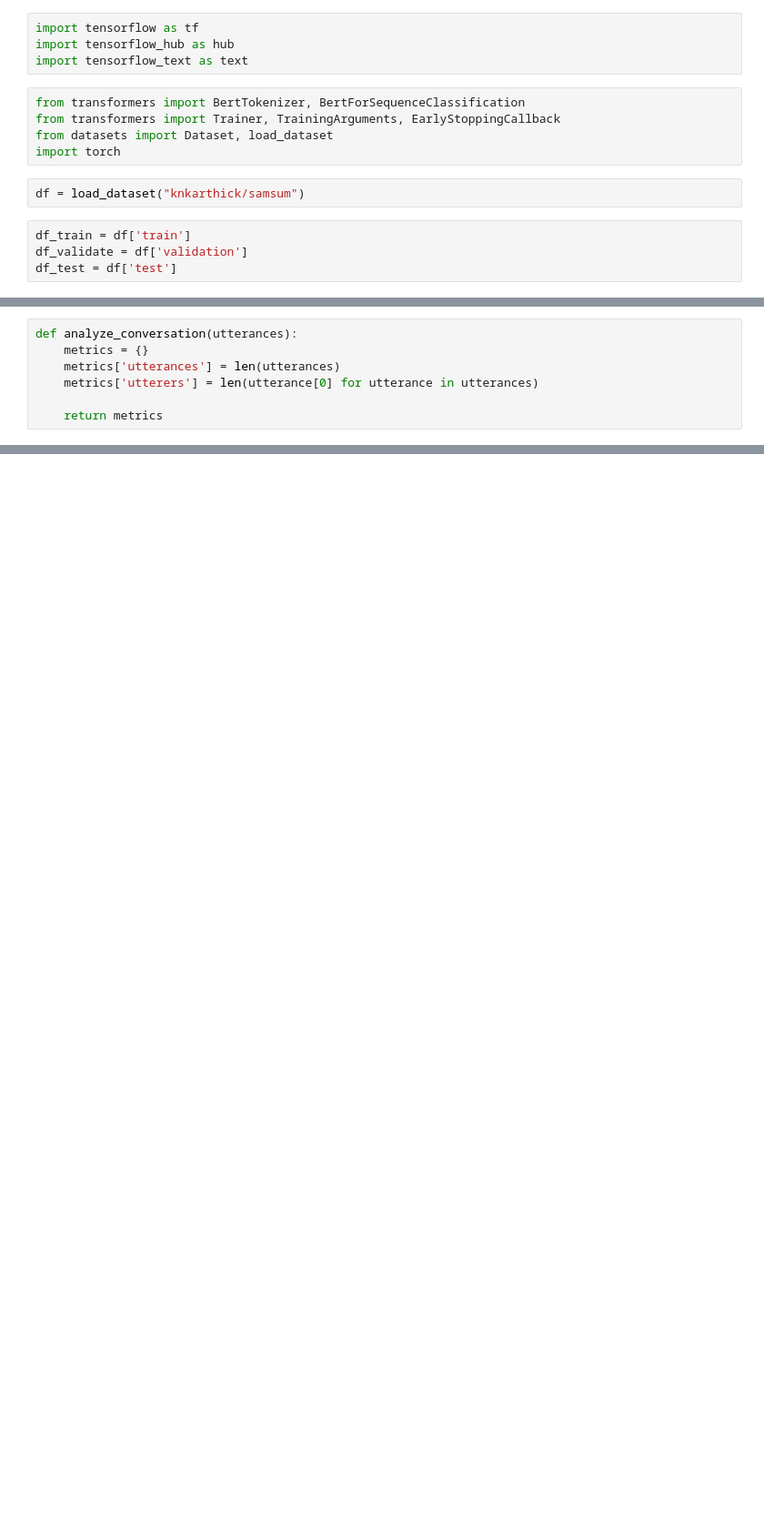
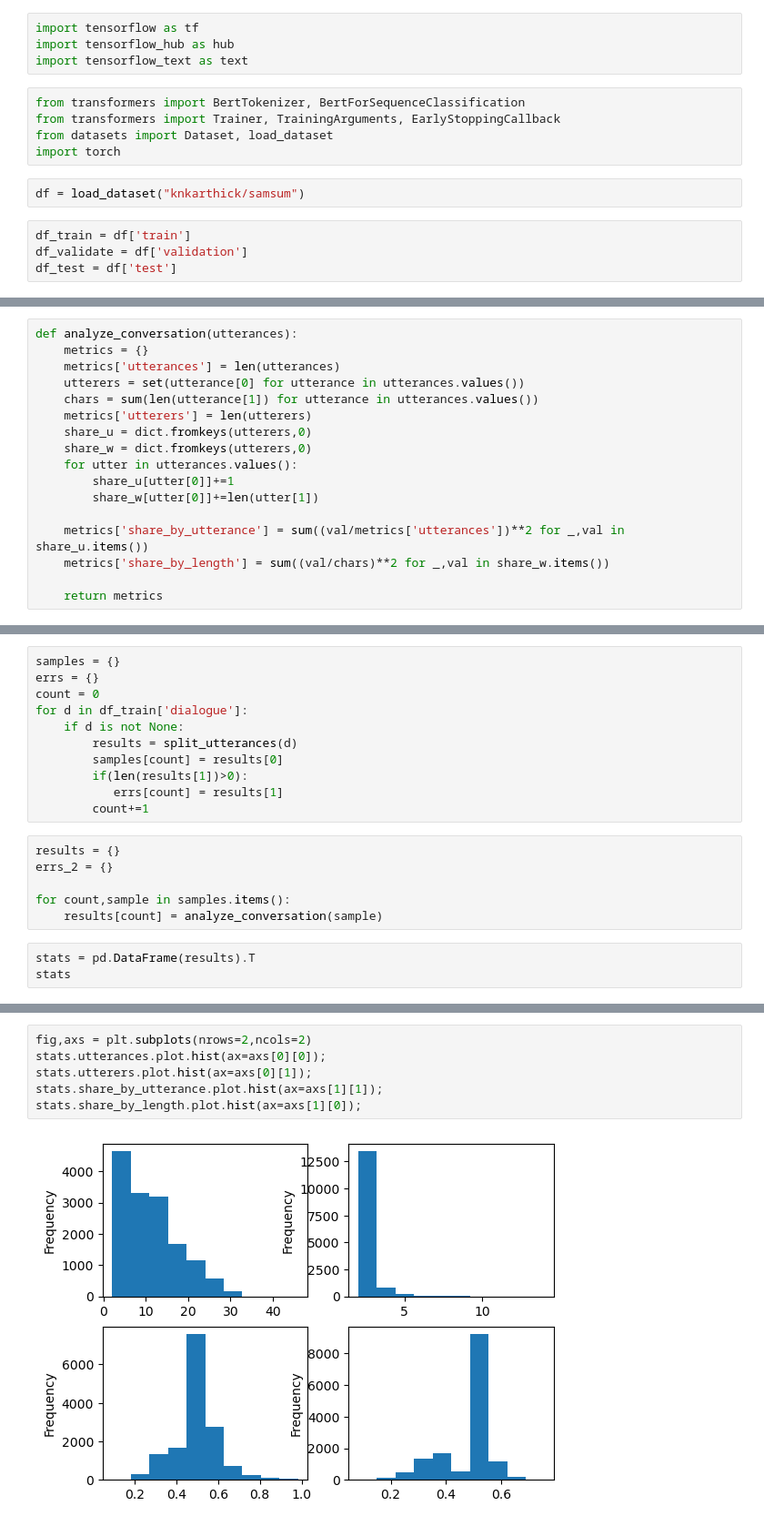
Before and after one commit to gpo2105/Capstone-3, a Jupyter notebook: draft.ipynb, the cells around one changed output, grey strips where cells are left out. Shown at 91% size. Saved outputs shown, nothing was run; the diff lists cells and outputs as text; blank space fills up the shorter version.

Commit message:
Exploration of Dataset
Functionality to structure and analyze conversations.  Also discovered a few bad observations.

```diff
--- a/draft.ipynb
+++ b/draft.ipynb
@@ -59,6 +64,16 @@ def split_utterances(convo_string):
 def analyze_conversation(utterances):
     metrics = {}
     metrics['utterances'] = len(utterances)
-    metrics['utterers'] = len(utterance[0] for utterance in utterances)
+    utterers = set(utterance[0] for utterance in utterances.values())
+    chars = sum(len(utterance[1]) for utterance in utterances.values())
+    metrics['utterers'] = len(utterers)
+    share_u = dict.fromkeys(utterers,0)
+    share_w = dict.fromkeys(utterers,0)
+    for utter in utterances.values():
+        share_u[utter[0]]+=1
+        share_w[utter[0]]+=len(utter[1])
+
+    metrics['share_by_utterance'] = sum((val/metrics['utterances'])**2 for _,val in share_u.items())
+    metrics['share_by_length'] = sum((val/chars)**2 for _,val in share_w.items())
 
     return metrics
@@ -64,0 +82,20 @@ def analyze_conversation(utterances):
+# %%
+samples = {}
+errs = {}
+count = 0
+for d in df_train['dialogue']:
+    if d is not None:
+        results = split_utterances(d)
+        samples[count] = results[0]
+        if(len(results[1])>0):
+           errs[count] = results[1]
+        count+=1
+# %%
+results = {}
+errs_2 = {}
+
+for count,sample in samples.items():
+    results[count] = analyze_conversation(sample)
+# %%
+stats = pd.DataFrame(results).T
+stats
@@ -64,0 +128,8 @@ def analyze_conversation(utterances):
+# %%
+fig,axs = plt.subplots(nrows=2,ncols=2)
+stats.utterances.plot.hist(ax=axs[0][0]);
+stats.utterers.plot.hist(ax=axs[0][1]);
+stats.share_by_utterance.plot.hist(ax=axs[1][1]);
+stats.share_by_length.plot.hist(ax=axs[1][0]);
+# %% [output]
+[figure, added]
```
Also changed, not shown: parts of 10 cells of this notebook.
